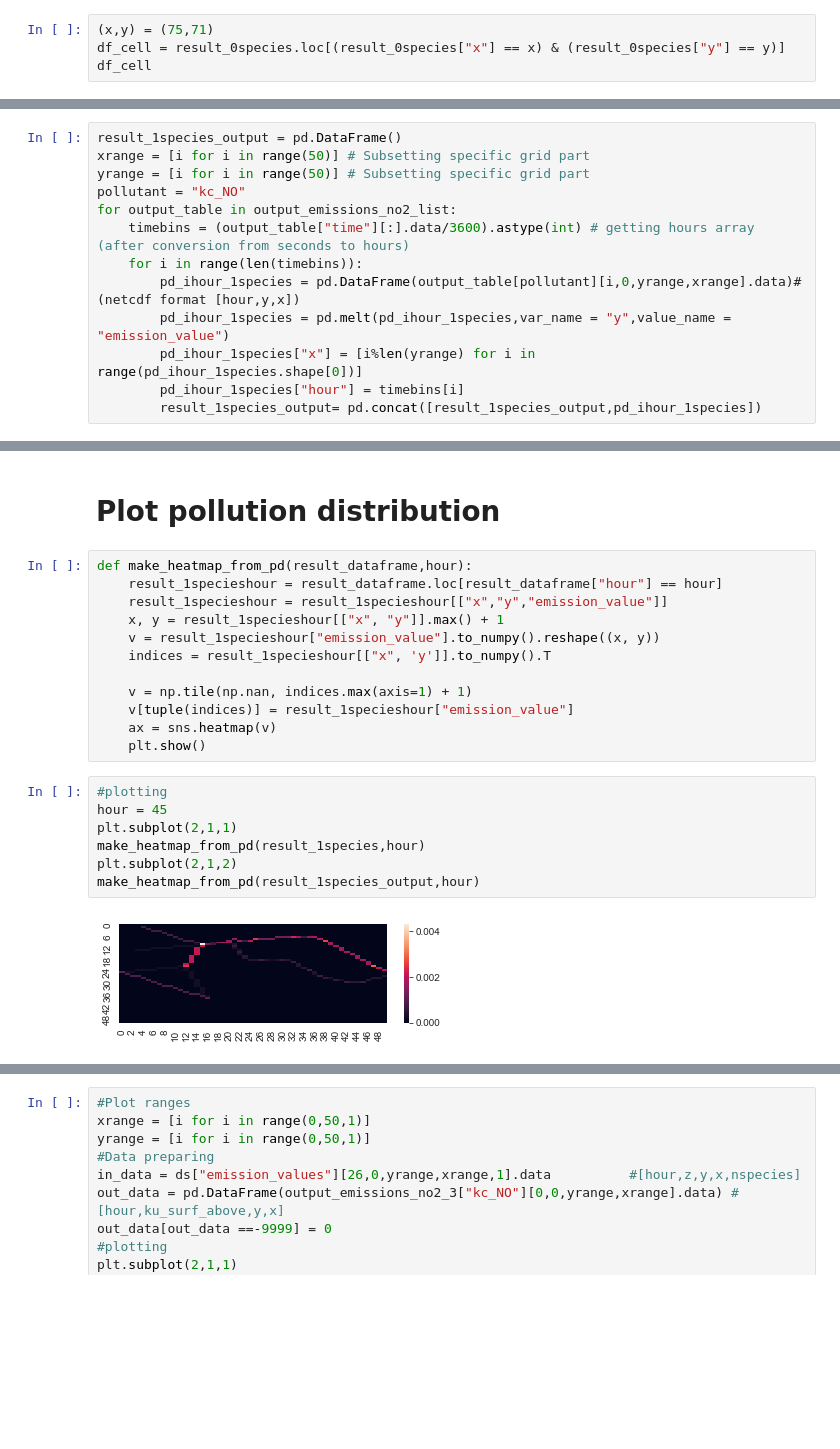
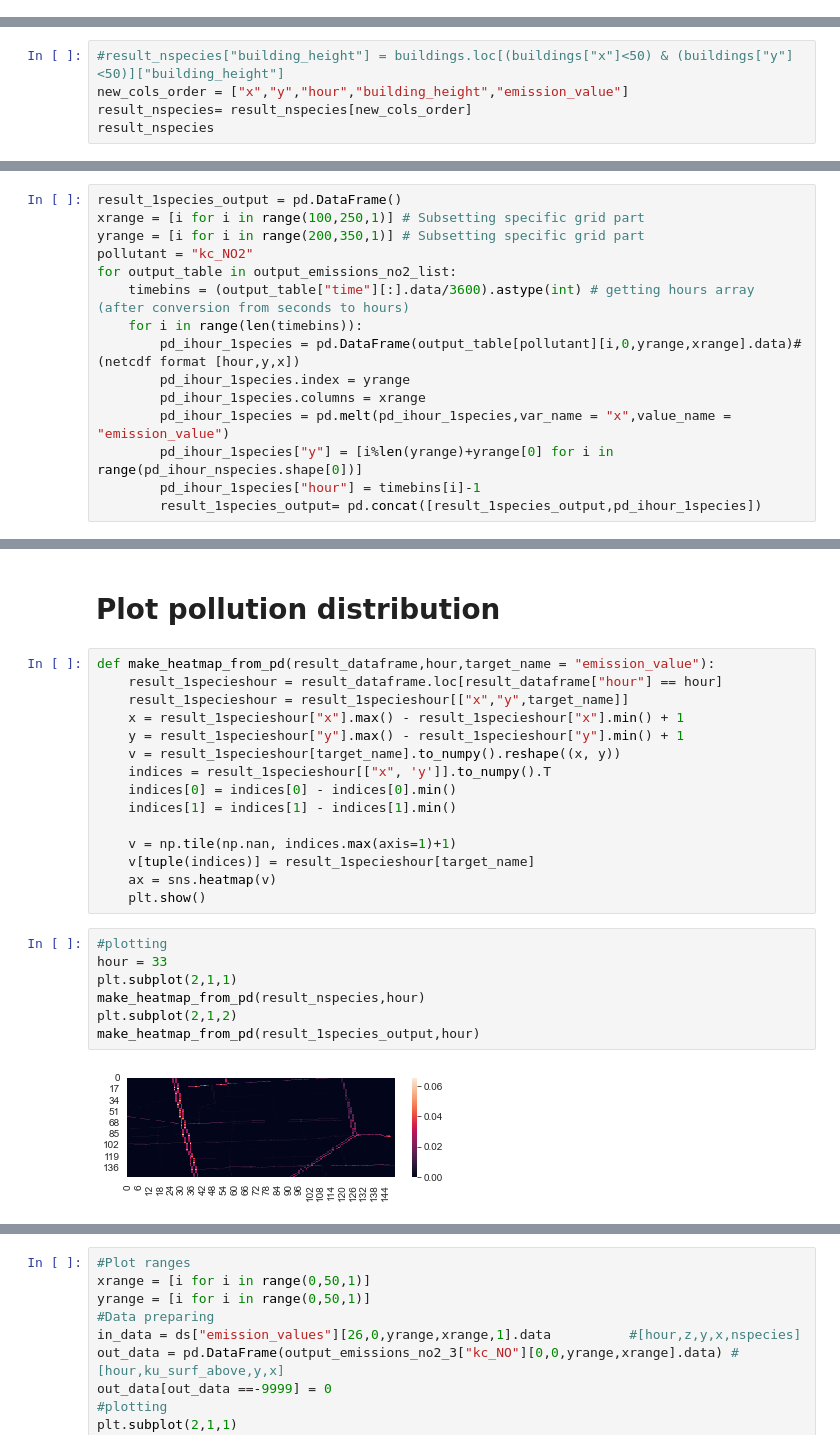
Before and after one commit to zlukich/no_palm, a Jupyter notebook: netcdf_reader.ipynb, the cells around one changed output, grey strips where cells are left out. Drawn from its saved outputs; the diff is of its cells as text; blank space fills up the shorter version.

Commit message:
updated with buildings and more information and more models

```diff
--- a/netcdf_reader.ipynb
+++ b/netcdf_reader.ipynb
@@ -213,4 +244,0 @@ result_1species.describe()
-# %%
-(x,y) = (75,71)
-df_cell = result_0species.loc[(result_0species["x"] == x) & (result_0species["y"] == y)]
-df_cell
@@ -234,0 +245,5 @@ df_cell
+# %%
+#result_nspecies["building_height"] = buildings.loc[(buildings["x"]<50) & (buildings["y"]<50)]["building_height"]
+new_cols_order = ["x","y","hour","building_height","emission_value"]
+result_nspecies= result_nspecies[new_cols_order]
+result_nspecies
@@ -300,16 +329,18 @@ array([[ 1.01497509e-02,  1.01466635e-02,  1.01436023e-02, ...,
          1.01642087e-02,  1.01578943e-02, -9.99900000e+03]], dtype=float32)
 # %%
 result_1species_output = pd.DataFrame()
-xrange = [i for i in range(50)] # Subsetting specific grid part
-yrange = [i for i in range(50)] # Subsetting specific grid part
-pollutant = "kc_NO"
+xrange = [i for i in range(100,250,1)] # Subsetting specific grid part
+yrange = [i for i in range(200,350,1)] # Subsetting specific grid part
+pollutant = "kc_NO2"
 for output_table in output_emissions_no2_list:
     timebins = (output_table["time"][:].data/3600).astype(int) # getting hours array (after conversion from seconds to hours)
     for i in range(len(timebins)):
         pd_ihour_1species = pd.DataFrame(output_table[pollutant][i,0,yrange,xrange].data)#(netcdf format [hour,y,x])
-        pd_ihour_1species = pd.melt(pd_ihour_1species,var_name = "y",value_name = "emission_value")
-        pd_ihour_1species["x"] = [i%len(yrange) for i in range(pd_ihour_1species.shape[0])]
-        pd_ihour_1species["hour"] = timebins[i]
+        pd_ihour_1species.index = yrange
+        pd_ihour_1species.columns = xrange
+        pd_ihour_1species = pd.melt(pd_ihour_1species,var_name = "x",value_name = "emission_value")
+        pd_ihour_1species["y"] = [i%len(yrange)+yrange[0] for i in range(pd_ihour_nspecies.shape[0])]
+        pd_ihour_1species["hour"] = timebins[i]-1
         result_1species_output= pd.concat([result_1species_output,pd_ihour_1species])
 # %%
 result_1species_output.replace(-9999,0,inplace=True) # because strange values where there are no pollutants
@@ -348,23 +363,26 @@ result_1species_output
 # %% [markdown]
 # Plot pollution distribution
 # %%
-def make_heatmap_from_pd(result_dataframe,hour):
+def make_heatmap_from_pd(result_dataframe,hour,target_name = "emission_value"):
     result_1specieshour = result_dataframe.loc[result_dataframe["hour"] == hour]
-    result_1specieshour = result_1specieshour[["x","y","emission_value"]]
-    x, y = result_1specieshour[["x", "y"]].max() + 1
-    v = result_1specieshour["emission_value"].to_numpy().reshape((x, y))
+    result_1specieshour = result_1specieshour[["x","y",target_name]]
+    x = result_1specieshour["x"].max() - result_1specieshour["x"].min() + 1
+    y = result_1specieshour["y"].max() - result_1specieshour["y"].min() + 1
+    v = result_1specieshour[target_name].to_numpy().reshape((x, y))
     indices = result_1specieshour[["x", 'y']].to_numpy().T
+    indices[0] = indices[0] - indices[0].min()
+    indices[1] = indices[1] - indices[1].min()
 
-    v = np.tile(np.nan, indices.max(axis=1) + 1)
-    v[tuple(indices)] = result_1specieshour["emission_value"]
+    v = np.tile(np.nan, indices.max(axis=1)+1)
+    v[tuple(indices)] = result_1specieshour[target_name]
     ax = sns.heatmap(v)
     plt.show()
 # %%
 #plotting
-hour = 45
+hour = 33
 plt.subplot(2,1,1)
-make_heatmap_from_pd(result_1species,hour)
+make_heatmap_from_pd(result_nspecies,hour)
 plt.subplot(2,1,2)
 make_heatmap_from_pd(result_1species_output,hour)
 # %% [output]
-[figure, old version]
+[figure, new version]
```
Also changed, not shown: parts of 21 cells of this notebook, 2 other files.
